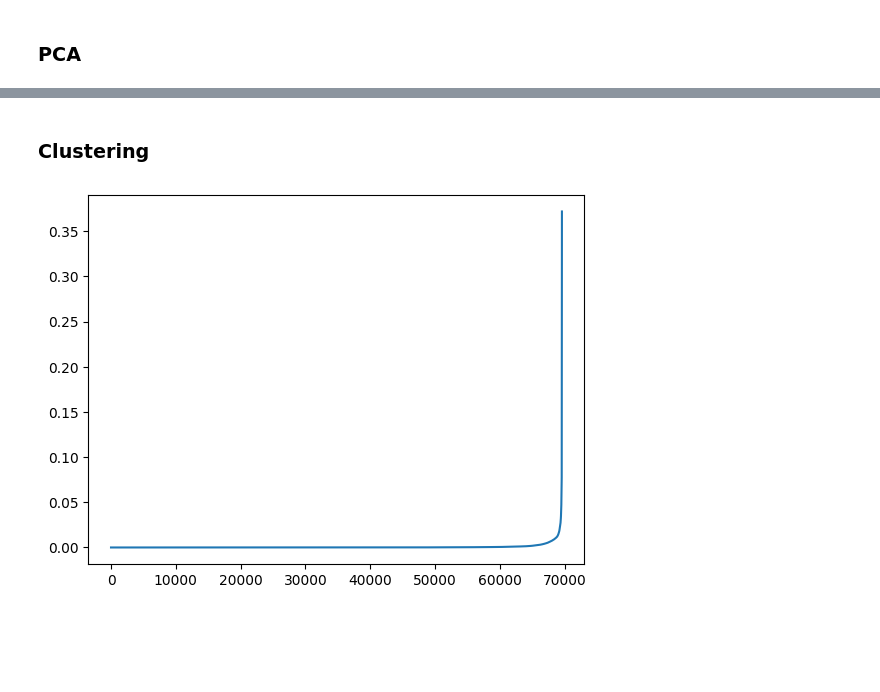
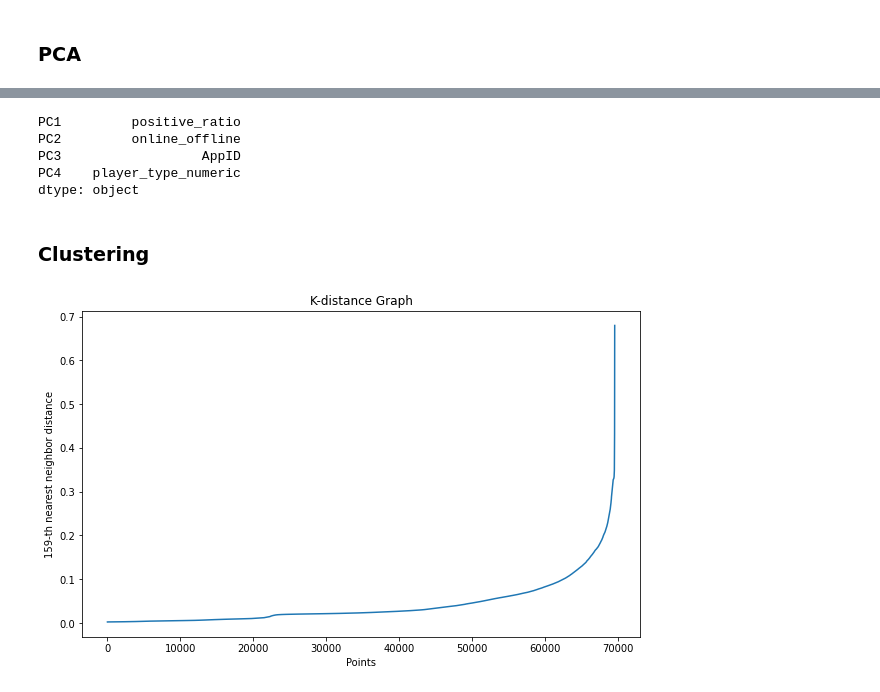
Before and after one commit to arina-sbz/games-cluster-analysis, a Jupyter notebook: games_analysis.ipynb, the cells around one changed output, grey strips where cells are left out. Drawn from its saved outputs; the diff is of its cells as text; code cells hidden in the pictures; blank space fills up the shorter version.

```diff
--- a/games_analysis.ipynb
+++ b/games_analysis.ipynb
@@ -793,3 +814,11 @@ Cumulative explained variance ratio: [0.43506931 0.80517489 0.89422083 0.9671431
+# %%
+print(loadings.abs().idxmax(axis=1))
+# %% [output]
+PC1         positive_ratio
+PC2         online_offline
+PC3                  AppID
+PC4    player_type_numeric
+dtype: object
 # %% [markdown]
 ### Clustering
 # %%
@@ -802,18 +831,22 @@ db_labels = kmeans.fit_predict(pca)
-# %%
-from sklearn.neighbors import NearestNeighbors
-
-
-def k_distances2(X, n):
-    neighbors = NearestNeighbors(n_neighbors=n)
-    neighbors_fit = neighbors.fit(X)
-    distances, indices = neighbors_fit.kneighbors(X)
-    return distances, indices
-
-
-distances, indices = k_distances2(pca, 5)
-distances = np.sort(distances, axis=0)
-distances = distances[:, 1]
-plt.plot(distances)
-plt.show()
-# %% [output]
-[figure, removed]
+# %%
+from sklearn.neighbors import NearestNeighbors
+
+
+def plot_k_distance_graph(X, k):
+    neigh = NearestNeighbors(n_neighbors=k)
+    neigh.fit(X)
+    distances, _ = neigh.kneighbors(X)
+    distances = np.sort(distances[:, k - 1])
+    plt.figure(figsize=(10, 6))
+    plt.plot(distances)
+    plt.xlabel("Points")
+    plt.ylabel(f"{k}-th nearest neighbor distance")
+    plt.title("K-distance Graph")
+    plt.show()
+    return distances
+
+
+# Plot k-distance graph
+distances = plot_k_distance_graph(pca, k=159)
+# %% [output]
+[figure, added]
```
Also changed, not shown: parts of 37 cells of this notebook.
